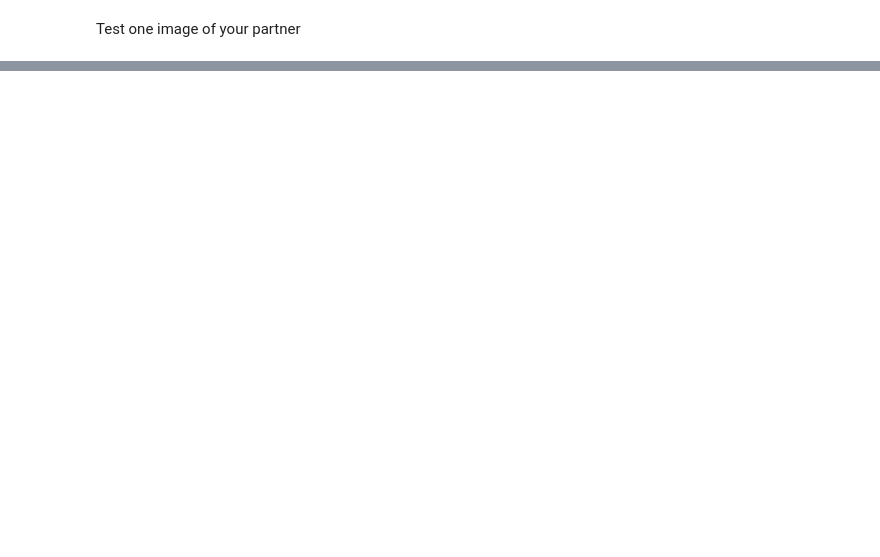
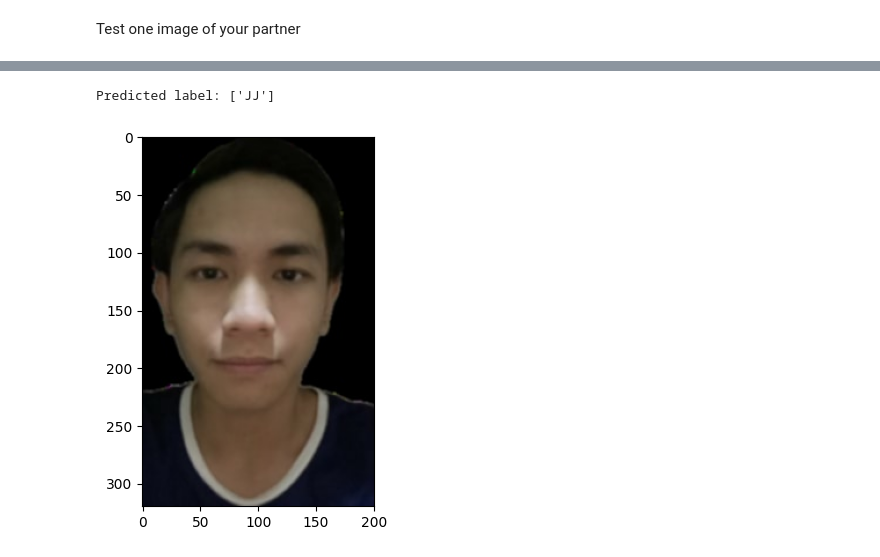
Before and after one commit to LunabaLeeris/CCMACLRL_EXERCISES_COM222ML, a Jupyter notebook: Exercise8.ipynb, the cells around one changed output, grey strips where cells are left out. Saved outputs shown, nothing was run; the diff lists cells and outputs as text; code cells hidden in the pictures; blank space fills up the shorter version.

```diff
--- a/Exercise8.ipynb
+++ b/Exercise8.ipynb
@@ -178,0 +186,5 @@ Predicted label: ['CHARLES']
+# %%
+predict_at("breh.jpg")
+# %% [output]
+Predicted label: ['JJ']
+[figure, added]
```
Also changed, not shown: parts of 7 cells of this notebook.
